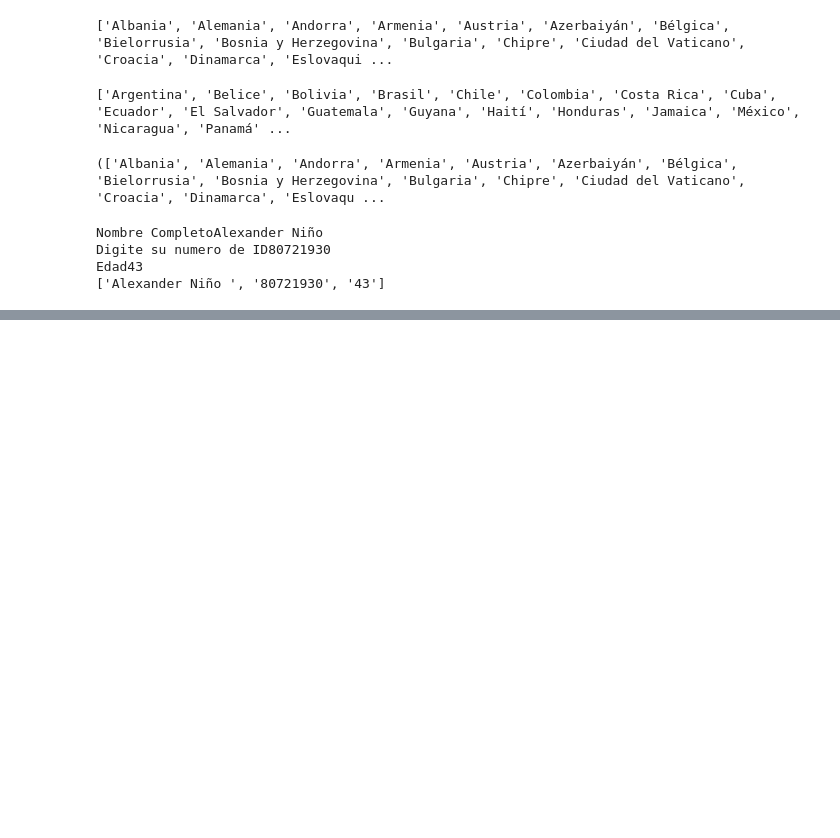
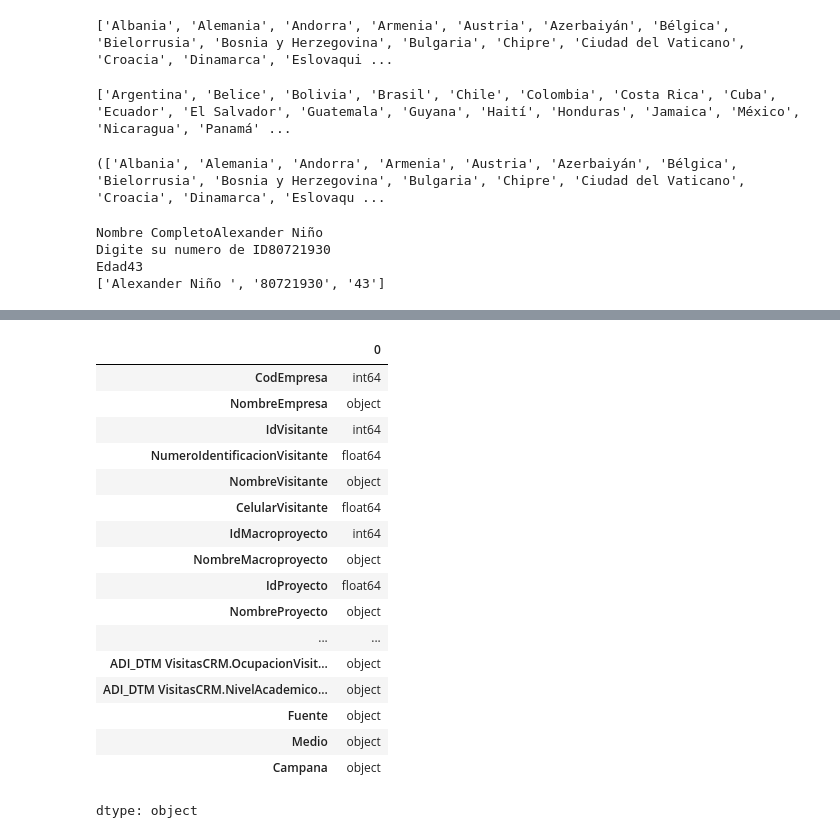
Before and after one commit to nomo82/python, a Jupyter notebook: Repaso_Python.ipynb, the cells around one changed output, grey strips where cells are left out. Drawn from its saved outputs; the diff is of its cells as text; code cells hidden in the pictures; blank space fills up the shorter version.

```diff
--- a/Repaso_Python.ipynb
+++ b/Repaso_Python.ipynb
@@ -88,0 +232,22 @@ Edad43
+# %%
+#Mostrar datos del DF con las propiedades para ser impresas a continiuación
+leads2025.dtypes
+# %% [output]
+|  | 0 |
+| CodEmpresa | int64 |
+| NombreEmpresa | object |
+| IdVisitante | int64 |
+| NumeroIdentificacionVisitante | float64 |
+| NombreVisitante | object |
+| CelularVisitante | float64 |
+| IdMacroproyecto | int64 |
+| NombreMacroproyecto | object |
+| IdProyecto | float64 |
+| NombreProyecto | object |
+| ... | ... |
+| ADI_DTM VisitasCRM.OcupacionVisit... | object |
+| ADI_DTM VisitasCRM.NivelAcademico... | object |
+| Fuente | object |
+| Medio | object |
+| Campana | object |
+dtype: object
```
Also changed, not shown: parts of 8 cells of this notebook.
